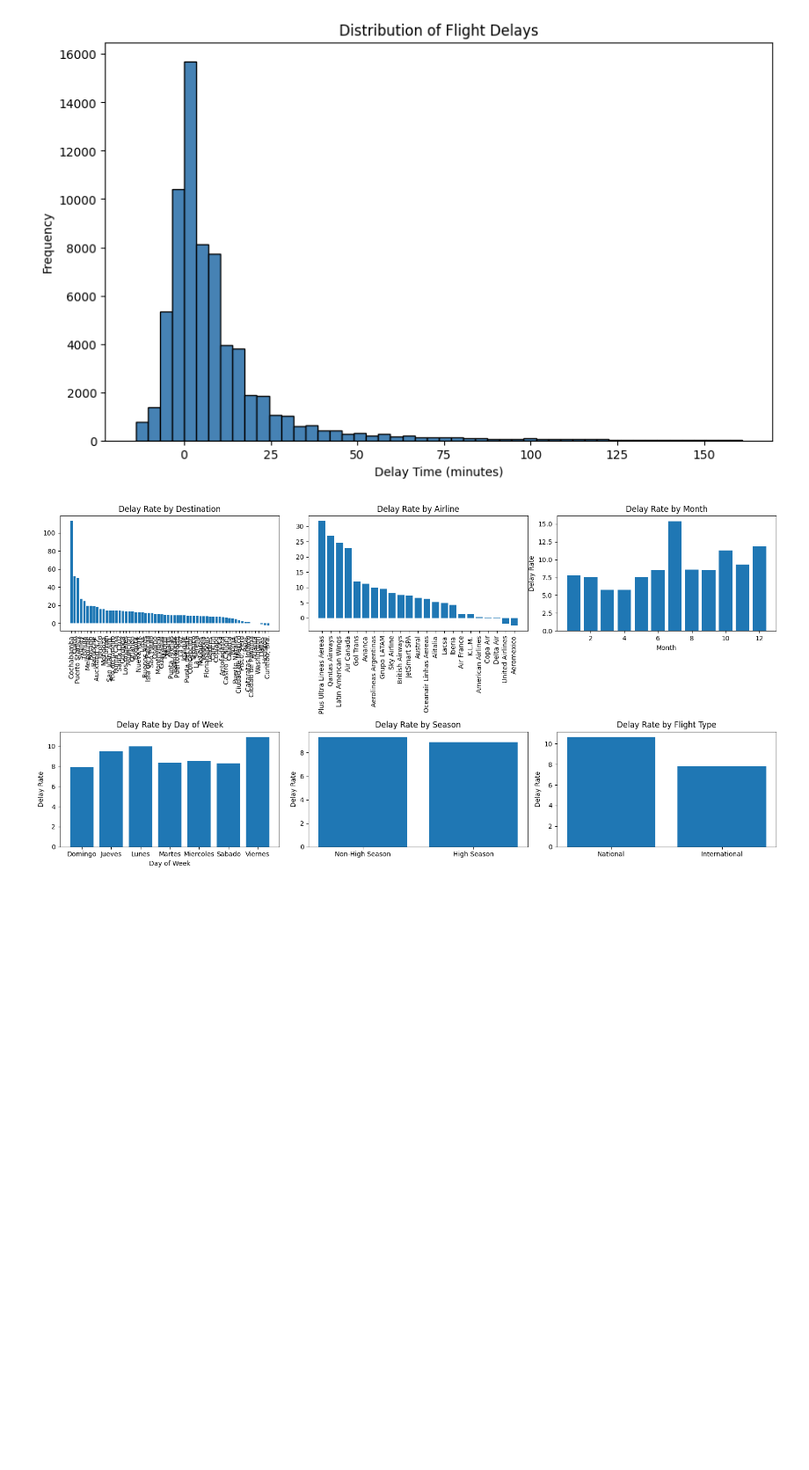
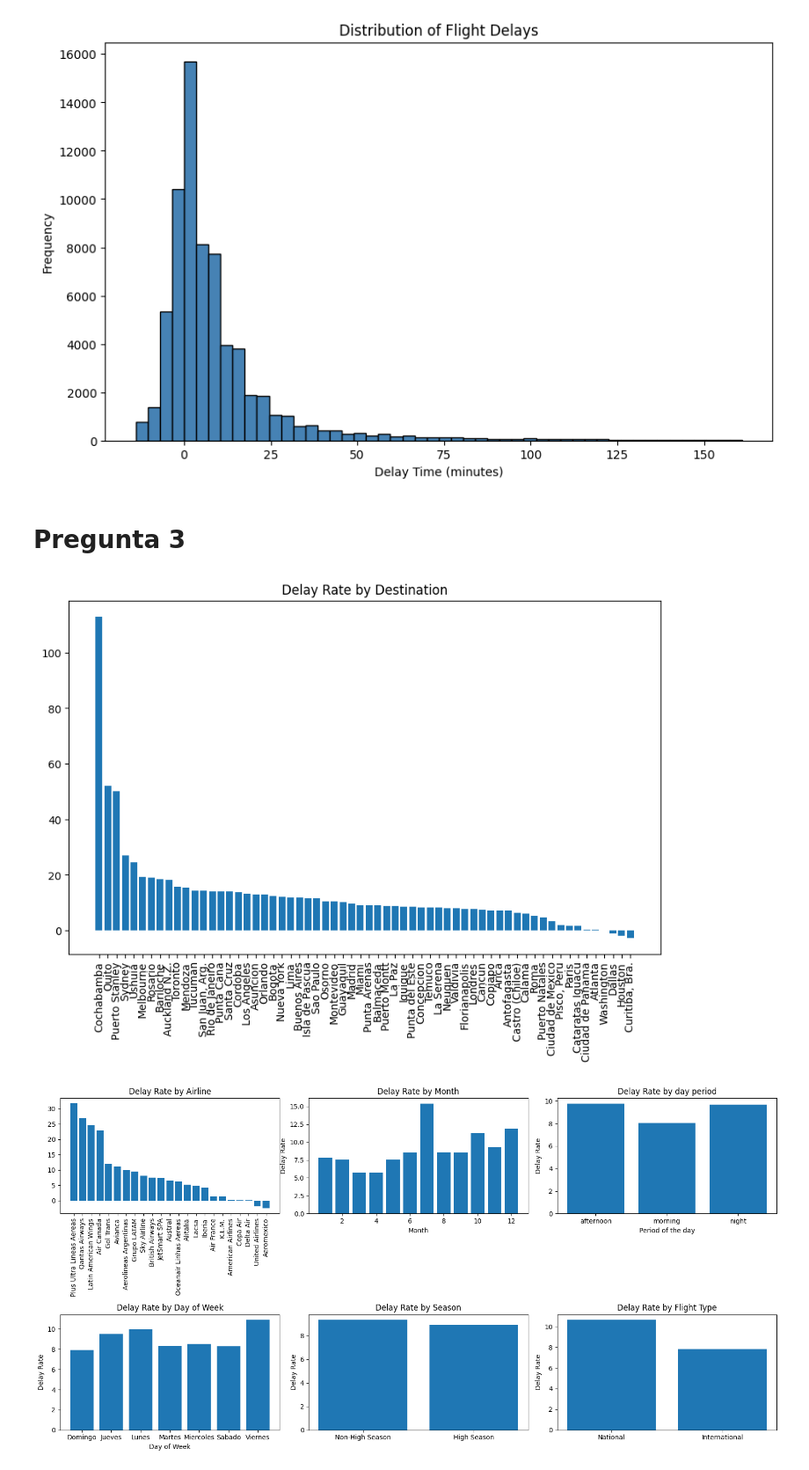
Before and after one commit to jpmena6/challenge_data_scientist_mena, a Jupyter notebook: solution.ipynb, the cells around one changed output. Shown at 88% size. Drawn from its saved outputs; the diff is of its cells as text; code cells hidden in the pictures; blank space fills up the shorter version.

```diff
--- a/solution.ipynb
+++ b/solution.ipynb
@@ -108,6 +109,8 @@ flights["period_day"] = pd.cut(flights["Fecha-I"].dt.hour, bins=[0, 5, 12, 19, 2
 
 # Export the new dataset with synthetic features to a CSV file
 flights.to_csv("synthetic_features.csv", index=False)
+# %% [markdown]
+# Pregunta 3
 # %%
 # Calculate delay rate across different categories
 delay_by_dest = flights.groupby('SIGLADES')['Delay'].mean().sort_values(ascending=False)
@@ -116,41 +119,52 @@ delay_by_month = flights.groupby('MES')['Delay'].mean().sort_index()
 delay_by_day = flights.groupby('DIANOM')['Delay'].mean().sort_index()
 delay_by_season = flights.groupby('high_season')['Delay'].mean()
 delay_by_flight_type = flights.groupby('TIPOVUELO')['Delay'].mean()
+delay_by_period_day = flights.groupby('period_day')['Delay'].mean()
+
+# Plot the delay rate by destination. because its x axis is bigger
+plt.figure(figsize=(10, 6))
+plt.bar(delay_by_dest.index, delay_by_dest.values)
+plt.title("Delay Rate by Destination")
+plt.xticks(rotation=90)
+plt.show()
+
 
 # Plot the delay rate across different categories
 fig, axs = plt.subplots(nrows=2, ncols=3, figsize=(16, 8))
 
-axs[0,0].bar(delay_by_dest.index, delay_by_dest.values)
-axs[0,0].set_title('Delay Rate by Destination')
+axs[0,0].bar(delay_by_airline.index, delay_by_airline.values)
+axs[0,0].set_title('Delay Rate by Airline')
 axs[0,0].tick_params(axis='x', rotation=90)
 
-axs[0,1].bar(delay_by_airline.index, delay_by_airline.values)
-axs[0,1].set_title('Delay Rate by Airline')
-axs[0,1].tick_params(axis='x', rotation=90)
+axs[0,1].bar(delay_by_month.index, delay_by_month.values)
+axs[0,1].set_title('Delay Rate by Month')
+axs[0,1].set_xlabel('Month')
+axs[0,1].set_ylabel('Delay Rate')
 
-axs[0,2].bar(delay_by_month.index, delay_by_month.values)
-axs[0,2].set_title('Delay Rate by Month')
-axs[0,2].set_xlabel('Month')
+axs[0,2].bar(delay_by_period_day.index, delay_by_period_day.values)
+axs[0,2].set_title('Delay Rate by day period')
+axs[0,2].set_xlabel('Period of the day')
 axs[0,2].set_ylabel('Delay Rate')
 
 axs[1,0].bar(delay_by_day.index, delay_by_day.values)
 axs[1,0].set_title('Delay Rate by Day of Week')
 axs[1,0].set_xlabel('Day of Week')
 axs[1,0].set_ylabel('Delay Rate')
 
 axs[1,1].bar(delay_by_season.index, delay_by_season.values)
 axs[1,1].set_title('Delay Rate by Season')
 axs[1,1].set_xticks([0, 1])
 axs[1,1].set_xticklabels(['Non-High Season', 'High Season'])
 axs[1,1].set_ylabel('Delay Rate')
 
 axs[1,2].bar(delay_by_flight_type.index, delay_by_flight_type.values)
 axs[1,2].set_title('Delay Rate by Flight Type')
 axs[1,2].set_xticks([0, 1])
 axs[1,2].set_xticklabels(['National', 'International'])
 axs[1,2].set_ylabel('Delay Rate')
 
 plt.tight_layout()
 plt.show()
 # %% [output]
-[figure, old version]
+[figure, new version]
+[figure, added]
```
Also changed, not shown: parts of 13 cells of this notebook.
